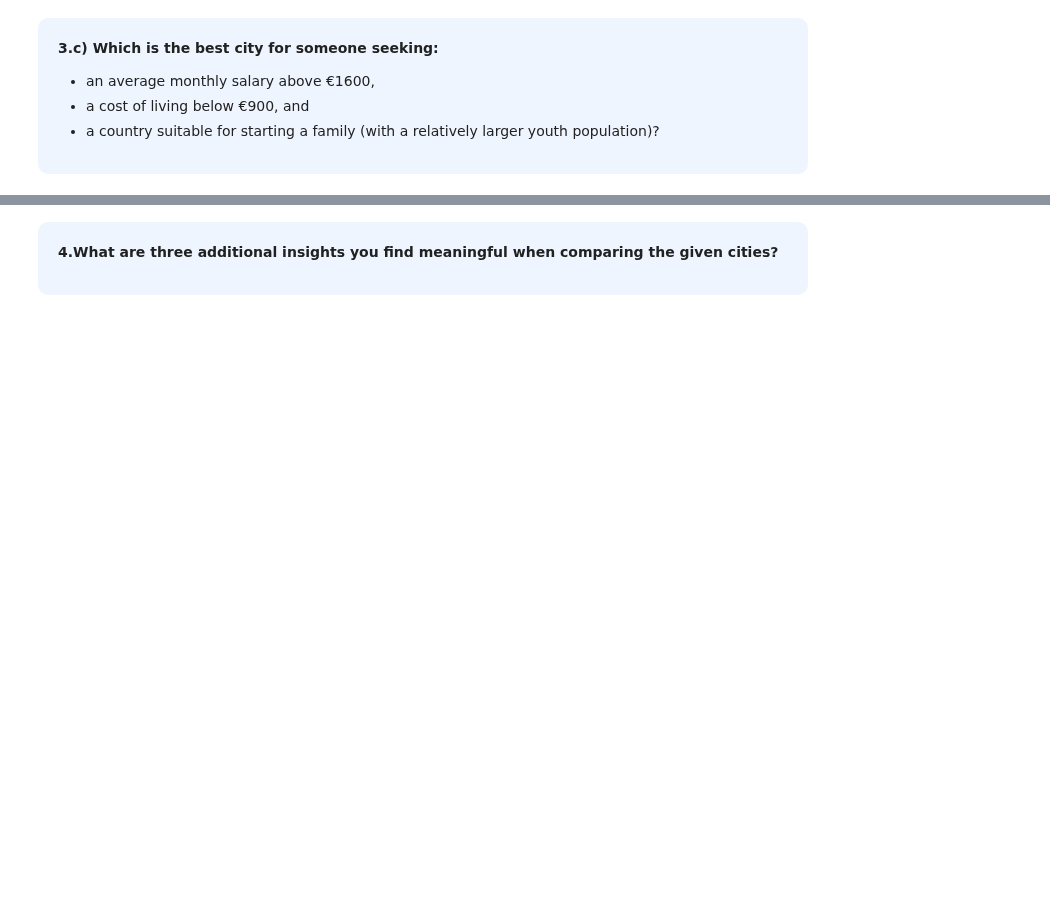
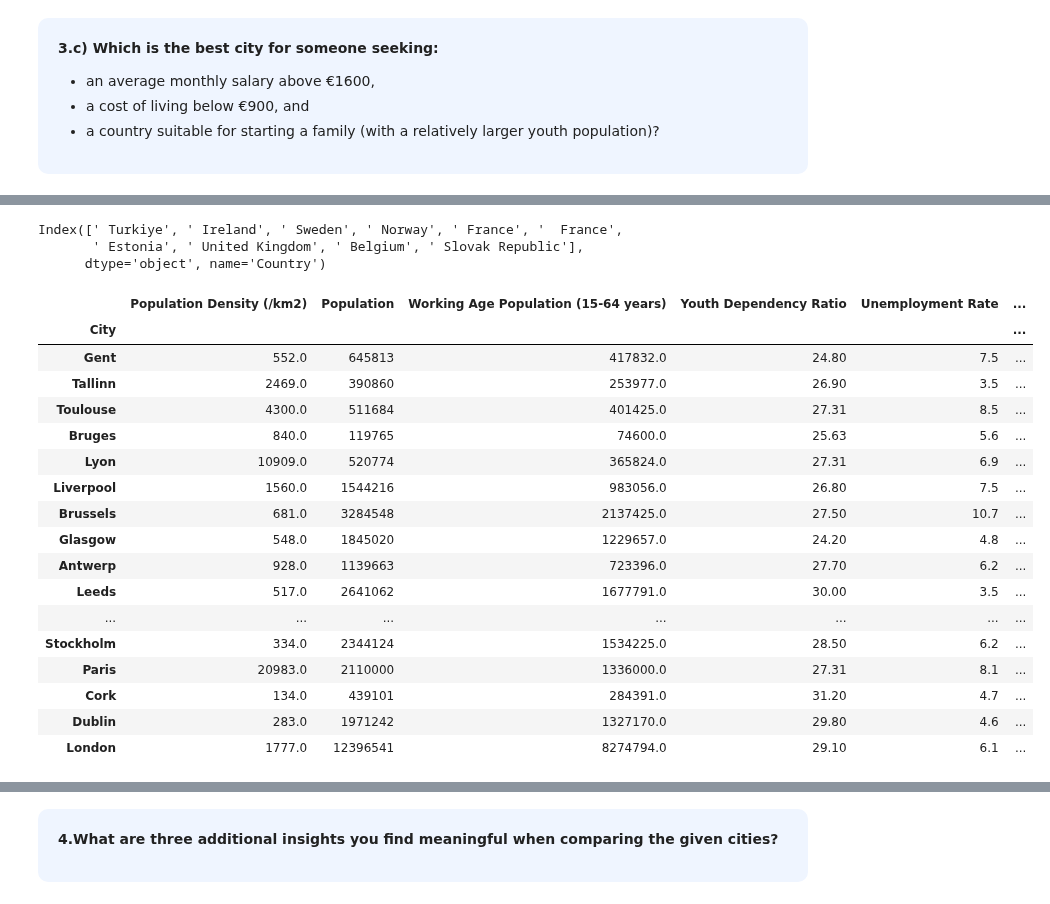
Before and after one commit to tiago2806/PDS_Project, a Jupyter notebook: ProjetoProg.ipynb, the cells around one changed output, grey strips where cells are left out. Cells and saved outputs as stored; diff of their text form; code cells hidden in the pictures; blank space fills up the shorter version.

```diff
--- a/ProjetoProg.ipynb
+++ b/ProjetoProg.ipynb
@@ -641,0 +654,8 @@ There are cities
+# %%
+#answer to the second question
+dataset['Difference (€)'] = dataset['Average Monthly Salary (€)'] - dataset['Average Cost of Living']
+country_avg_difference = dataset.groupby('Country')['Difference (€)'].mean()
+country_avg_difference_sorted = country_avg_difference.sort_values(ascending = True)
+top_5_countries = country_avg_difference_sorted.head().index.tolist()
+
+print(f'The top 5 countries with the smallest average difference between the Average Monthly Salary and the Average Cost of Living are {','.join(top_5_countries)}.')
@@ -648,0 +676,39 @@ There are cities
+# %%
+larger_youth_country = dataset.groupby('Country')['Youth Dependency Ratio'].mean()
+sorted_larger_youth_country = larger_youth_country.sort_values(ascending= False)
+top10_larger_youth_country = sorted_larger_youth_country.head(10)
+top_countries_names = top10_larger_youth_country.index
+# %% [output]
+Index([' Turkiye', ' Ireland', ' Sweden', ' Norway', ' France', '  France',
+       ' Estonia', ' United Kingdom', ' Belgium', ' Slovak Republic'],
+      dtype='object', name='Country')
+# %%
+filtered = dataset['Country'].isin(top_countries_names) #checks if the country of each city in the dataframe is in that list of the top
+# %%
+best_city = ((dataset['Average Monthly Salary (€)'] > 1600)& (filtered))
+best_city_found = dataset[best_city]
+# %%
+best_city_found_sorted = best_city_found.sort_values(
+    by='Average Cost of Living',
+    ascending=True
+)
+best_city_found_sorted
+# %% [output]
+|  | Population Density (/km2) | Population | Working Age Population (15-64 years) | Youth Dependency Ratio | Unemployment Rate | ... |
+| City |  |  |  |  |  | ... |
+| Gent | 552.0 | 645813 | 417832.0 | 24.80 | 7.5 | ... |
+| Tallinn | 2469.0 | 390860 | 253977.0 | 26.90 | 3.5 | ... |
+| Toulouse | 4300.0 | 511684 | 401425.0 | 27.31 | 8.5 | ... |
+| Bruges | 840.0 | 119765 | 74600.0 | 25.63 | 5.6 | ... |
+| Lyon | 10909.0 | 520774 | 365824.0 | 27.31 | 6.9 | ... |
+| Liverpool | 1560.0 | 1544216 | 983056.0 | 26.80 | 7.5 | ... |
+| Brussels | 681.0 | 3284548 | 2137425.0 | 27.50 | 10.7 | ... |
+| Glasgow | 548.0 | 1845020 | 1229657.0 | 24.20 | 4.8 | ... |
+| Antwerp | 928.0 | 1139663 | 723396.0 | 27.70 | 6.2 | ... |
+| Leeds | 517.0 | 2641062 | 1677791.0 | 30.00 | 3.5 | ... |
+| ... | ... | ... | ... | ... | ... | ... |
+| Stockholm | 334.0 | 2344124 | 1534225.0 | 28.50 | 6.2 | ... |
+| Paris | 20983.0 | 2110000 | 1336000.0 | 27.31 | 8.1 | ... |
+| Cork | 134.0 | 439101 | 284391.0 | 31.20 | 4.7 | ... |
+| Dublin | 283.0 | 1971242 | 1327170.0 | 29.80 | 4.6 | ... |
+| London | 1777.0 | 12396541 | 8274794.0 | 29.10 | 6.1 | ... |
```
Also changed, not shown: parts of 21 cells of this notebook.
